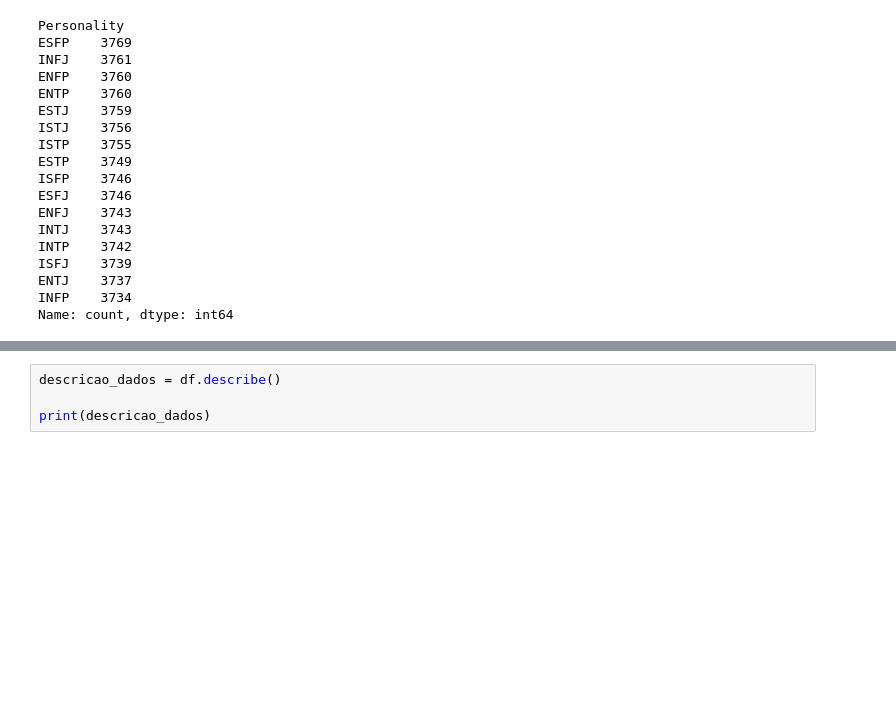
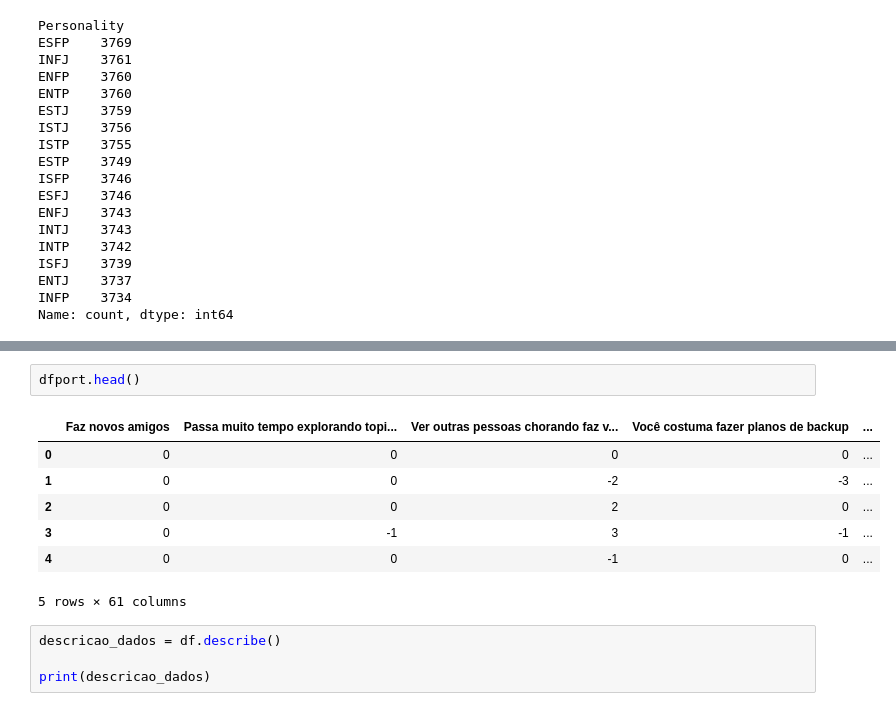
Before and after one commit to talesnobre/Trainees2, a Jupyter notebook: Projeto Final/Final.ipynb, the cells around one changed output, grey strips where cells are left out. Saved outputs shown, nothing was run; the diff lists cells and outputs as text; blank space fills up the shorter version.

```diff
--- a/Projeto Final/Final.ipynb
+++ b/Projeto Final/Final.ipynb
@@ -77,3 +217,13 @@ df.head()
+# %%
+dfport.head()
+# %% [output]
+|  | Faz novos amigos | Passa muito tempo explorando topi... | Ver outras pessoas chorando faz v... | Você costuma fazer planos de backup | ... |
+| 0 | 0 | 0 | 0 | 0 | ... |
+| 1 | 0 | 0 | -2 | -3 | ... |
+| 2 | 0 | 0 | 2 | 0 | ... |
+| 3 | 0 | -1 | 3 | -1 | ... |
+| 4 | 0 | 0 | -1 | 0 | ... |
+5 rows × 61 columns
 # %%
 descricao_dados = df.describe()
 
```
Also changed, not shown: parts of 10 cells of this notebook.
